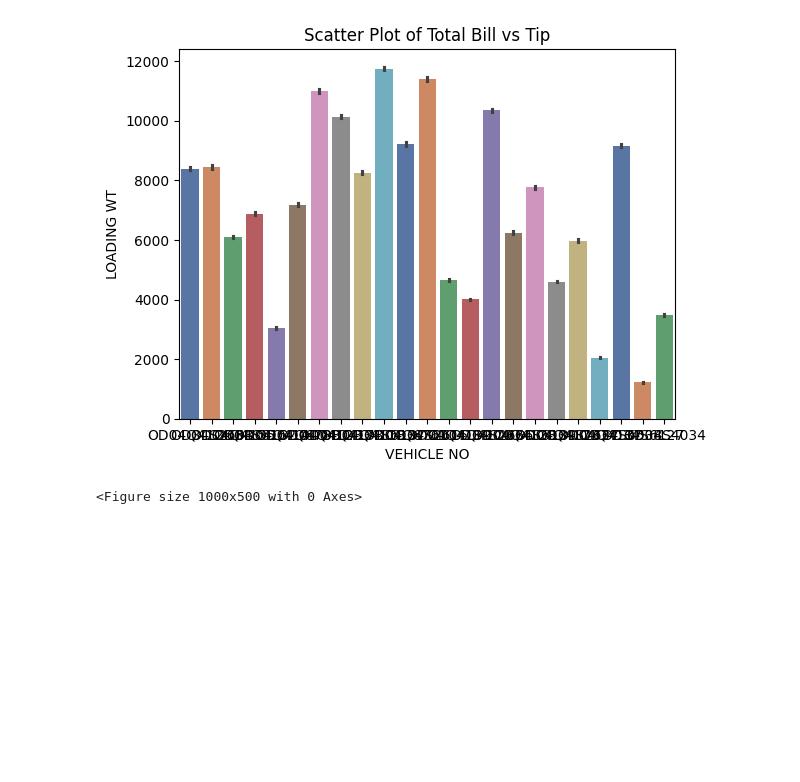
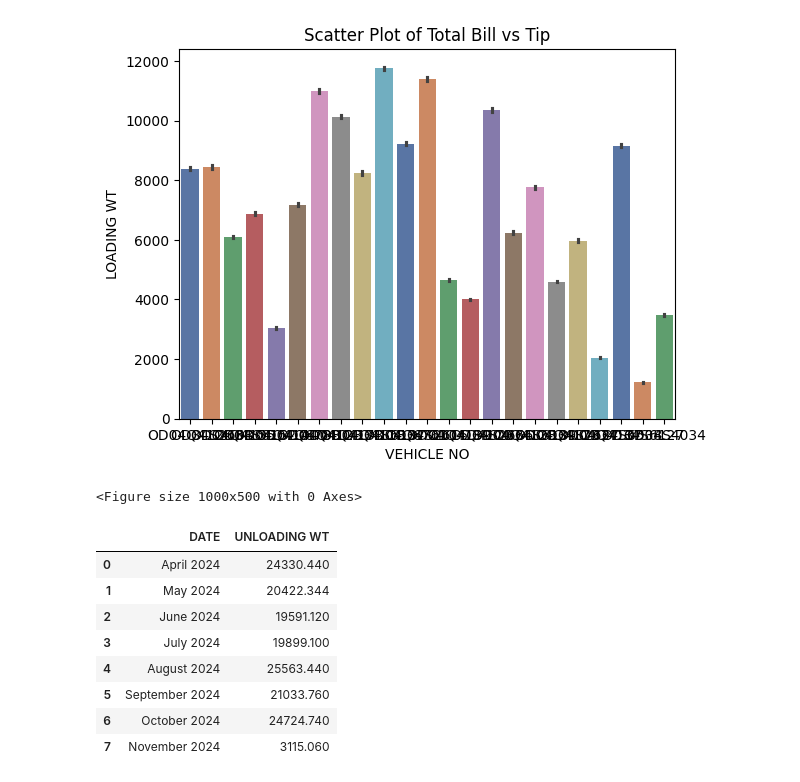
Before and after one commit to laxpayne7/Learnings_DataAnalyst, a Jupyter notebook: UDEMY- Data Analyst Bootcamp/practice_data_analyst.ipynb, the cells around one changed output. Saved outputs shown, nothing was run; the diff lists cells and outputs as text; code cells hidden in the pictures; blank space fills up the shorter version.

```diff
--- a/UDEMY- Data Analyst Bootcamp/practice_data_analyst.ipynb
+++ b/UDEMY- Data Analyst Bootcamp/practice_data_analyst.ipynb
@@ -658,0 +666,12 @@ plt.show()
+# %%
+lifting_monthly
+# %% [output]
+|  | DATE | UNLOADING WT |
+| 0 | April 2024 | 24330.440 |
+| 1 | May 2024 | 20422.344 |
+| 2 | June 2024 | 19591.120 |
+| 3 | July 2024 | 19899.100 |
+| 4 | August 2024 | 25563.440 |
+| 5 | September 2024 | 21033.760 |
+| 6 | October 2024 | 24724.740 |
+| 7 | November 2024 | 3115.060 |
```
Also changed, not shown: parts of 20 cells of this notebook, 5 other files.
